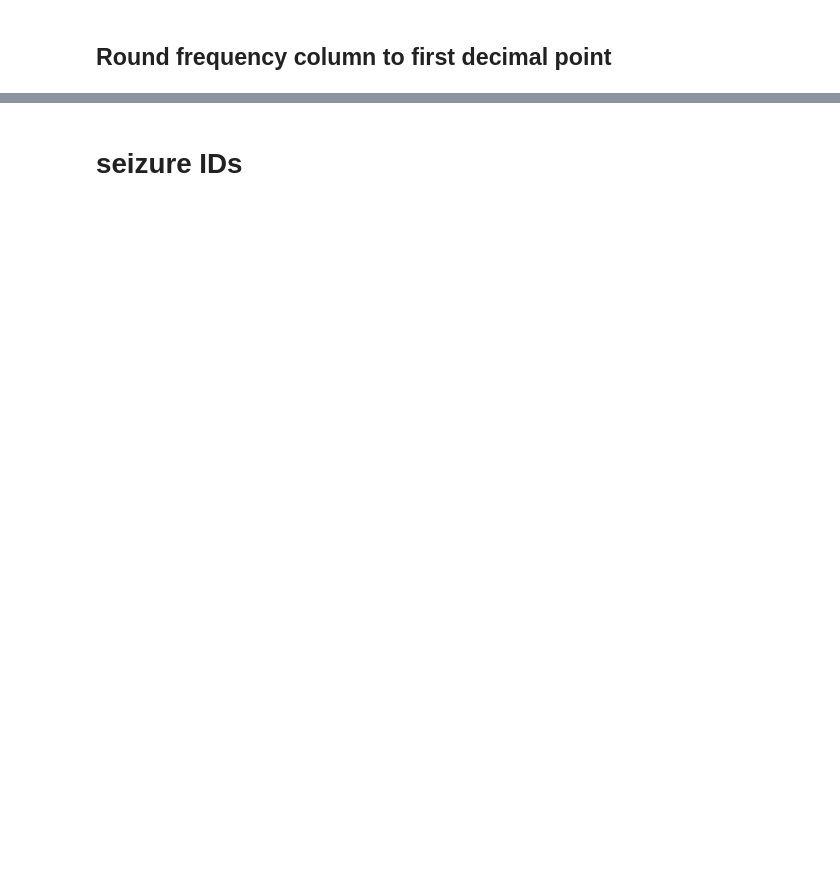
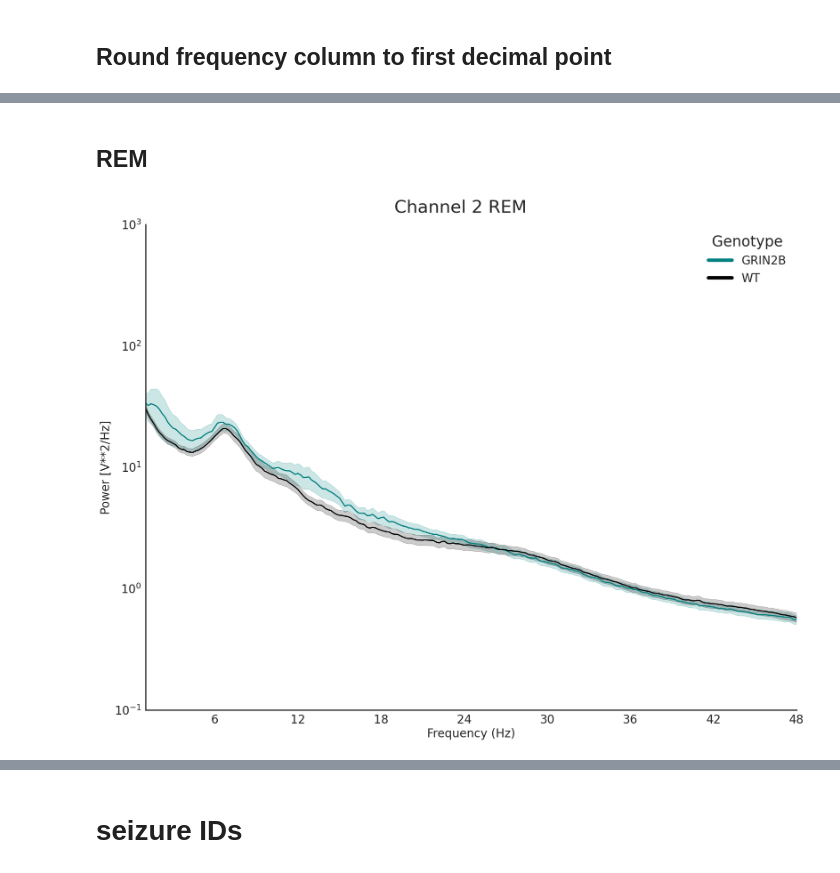
Before and after one commit to melissafasol/GRIN2B, a Jupyter notebook: notebooks/plotting_GRIN2B.ipynb, the cells around one changed output, grey strips where cells are left out. Drawn from its saved outputs; the diff is of its cells as text; code cells hidden in the pictures; blank space fills up the shorter version.

```diff
--- a/notebooks/plotting_GRIN2B.ipynb
+++ b/notebooks/plotting_GRIN2B.ipynb
@@ -212,0 +187,8 @@ plotting.genotype_sex_subplots(female_data_chan_2_wake, male_data_chan_2_wake, s
+# %% [markdown]
+## REM
+# %%
+plotting = PlottingGRIN2B()
+plotting.plot_genotype_average_by_channel(data_to_plot = chan_2_rem, channel = 2, sleepstage = 'REM',
+                                          save_directory = save_directory_test, seizure = False)
+# %% [output]
+[figure, added]
```
Also changed, not shown: parts of 52 cells of this notebook.
